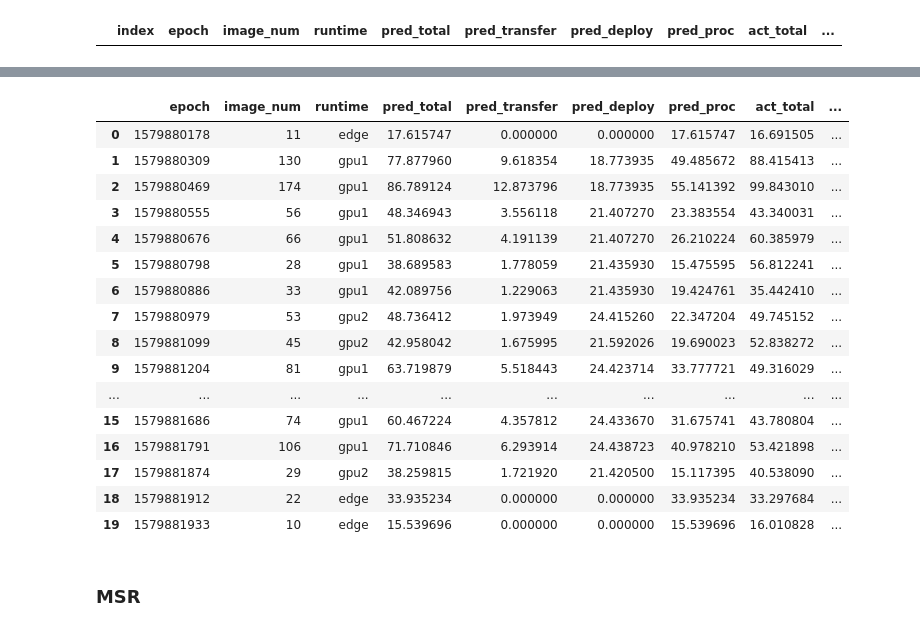
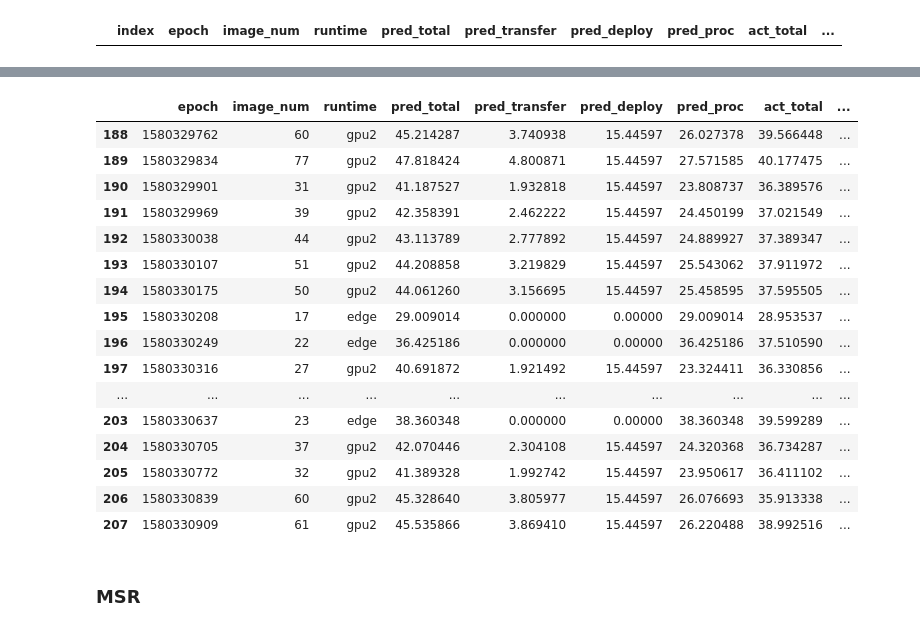
Before and after one commit to Heronalps/STOIC, a Jupyter notebook: jupyter/Scheduling Analysis.ipynb, the cells around one changed output, grey strips where cells are left out. Cells and saved outputs as stored; diff of their text form; code cells hidden in the pictures.

```diff
--- a/jupyter/Scheduling Analysis.ipynb
+++ b/jupyter/Scheduling Analysis.ipynb
@@ -100,23 +100,23 @@ df_logtime4.head(20)
 # %%
-df_stoic_front.head(20)
+df_stoic_front.tail(20)
 # %% [output]
 |  | epoch | image_num | runtime | pred_total | pred_transfer | pred_deploy | pred_proc | act_total | ... |
-| 0 | 1579880178 | 11 | edge | 17.615747 | 0.000000 | 0.000000 | 17.615747 | 16.691505 | ... |
-| 1 | 1579880309 | 130 | gpu1 | 77.877960 | 9.618354 | 18.773935 | 49.485672 | 88.415413 | ... |
-| 2 | 1579880469 | 174 | gpu1 | 86.789124 | 12.873796 | 18.773935 | 55.141392 | 99.843010 | ... |
-| 3 | 1579880555 | 56 | gpu1 | 48.346943 | 3.556118 | 21.407270 | 23.383554 | 43.340031 | ... |
-| 4 | 1579880676 | 66 | gpu1 | 51.808632 | 4.191139 | 21.407270 | 26.210224 | 60.385979 | ... |
-| 5 | 1579880798 | 28 | gpu1 | 38.689583 | 1.778059 | 21.435930 | 15.475595 | 56.812241 | ... |
-| 6 | 1579880886 | 33 | gpu1 | 42.089756 | 1.229063 | 21.435930 | 19.424761 | 35.442410 | ... |
-| 7 | 1579880979 | 53 | gpu2 | 48.736412 | 1.973949 | 24.415260 | 22.347204 | 49.745152 | ... |
-| 8 | 1579881099 | 45 | gpu2 | 42.958042 | 1.675995 | 21.592026 | 19.690023 | 52.838272 | ... |
-| 9 | 1579881204 | 81 | gpu1 | 63.719879 | 5.518443 | 24.423714 | 33.777721 | 49.316029 | ... |
+| 188 | 1580329762 | 60 | gpu2 | 45.214287 | 3.740938 | 15.44597 | 26.027378 | 39.566448 | ... |
+| 189 | 1580329834 | 77 | gpu2 | 47.818424 | 4.800871 | 15.44597 | 27.571585 | 40.177475 | ... |
+| 190 | 1580329901 | 31 | gpu2 | 41.187527 | 1.932818 | 15.44597 | 23.808737 | 36.389576 | ... |
+| 191 | 1580329969 | 39 | gpu2 | 42.358391 | 2.462222 | 15.44597 | 24.450199 | 37.021549 | ... |
+| 192 | 1580330038 | 44 | gpu2 | 43.113789 | 2.777892 | 15.44597 | 24.889927 | 37.389347 | ... |
+| 193 | 1580330107 | 51 | gpu2 | 44.208858 | 3.219829 | 15.44597 | 25.543062 | 37.911972 | ... |
+| 194 | 1580330175 | 50 | gpu2 | 44.061260 | 3.156695 | 15.44597 | 25.458595 | 37.595505 | ... |
+| 195 | 1580330208 | 17 | edge | 29.009014 | 0.000000 | 0.00000 | 29.009014 | 28.953537 | ... |
+| 196 | 1580330249 | 22 | edge | 36.425186 | 0.000000 | 0.00000 | 36.425186 | 37.510590 | ... |
+| 197 | 1580330316 | 27 | gpu2 | 40.691872 | 1.921492 | 15.44597 | 23.324411 | 36.330856 | ... |
 | ... | ... | ... | ... | ... | ... | ... | ... | ... | ... |
-| 15 | 1579881686 | 74 | gpu1 | 60.467224 | 4.357812 | 24.433670 | 31.675741 | 43.780804 | ... |
-| 16 | 1579881791 | 106 | gpu1 | 71.710846 | 6.293914 | 24.438723 | 40.978210 | 53.421898 | ... |
-| 17 | 1579881874 | 29 | gpu2 | 38.259815 | 1.721920 | 21.420500 | 15.117395 | 40.538090 | ... |
-| 18 | 1579881912 | 22 | edge | 33.935234 | 0.000000 | 0.000000 | 33.935234 | 33.297684 | ... |
-| 19 | 1579881933 | 10 | edge | 15.539696 | 0.000000 | 0.000000 | 15.539696 | 16.010828 | ... |
+| 203 | 1580330637 | 23 | edge | 38.360348 | 0.000000 | 0.00000 | 38.360348 | 39.599289 | ... |
+| 204 | 1580330705 | 37 | gpu2 | 42.070446 | 2.304108 | 15.44597 | 24.320368 | 36.734287 | ... |
+| 205 | 1580330772 | 32 | gpu2 | 41.389328 | 1.992742 | 15.44597 | 23.950617 | 36.411102 | ... |
+| 206 | 1580330839 | 60 | gpu2 | 45.328640 | 3.805977 | 15.44597 | 26.076693 | 35.913338 | ... |
+| 207 | 1580330909 | 61 | gpu2 | 45.535866 | 3.869410 | 15.44597 | 26.220488 | 38.992516 | ... |
 # %% [markdown]
 ### MSR
 # %%
```
Also changed, not shown: parts of 9 cells of this notebook, 4 other files.
